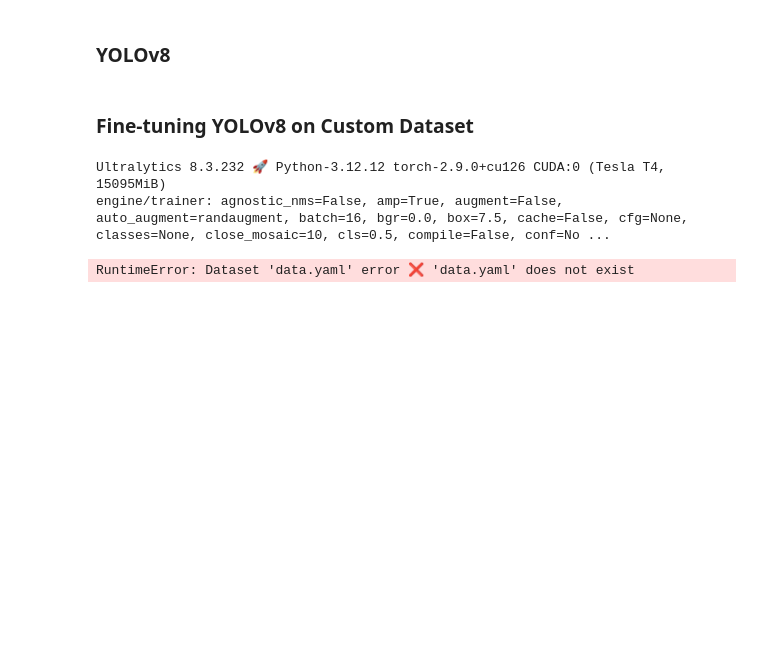
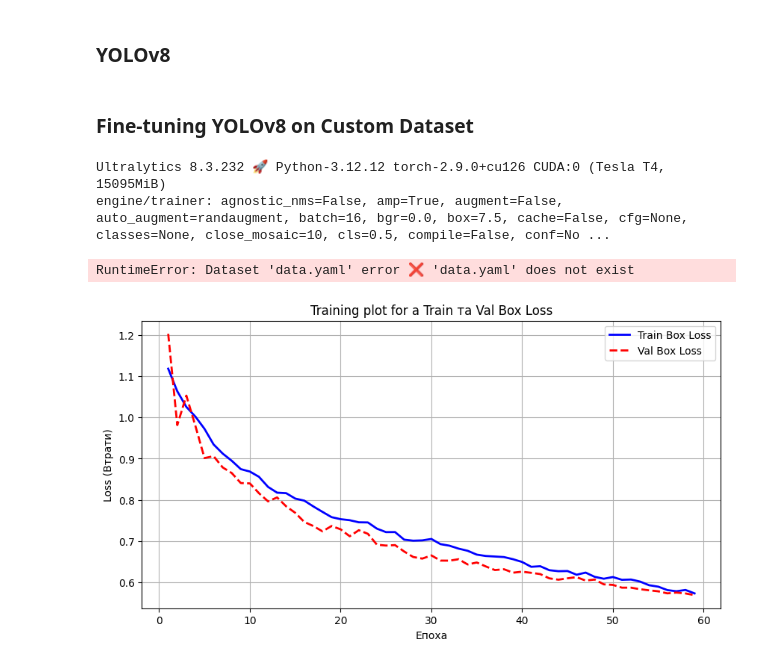
Before and after one commit to Dimus0/recognition-car-accident, a Jupyter notebook: model/model-training/fine-tun-yolo-model.ipynb, the cells around one changed output. Drawn from its saved outputs; the diff is of its cells as text; code cells hidden in the pictures; blank space fills up the shorter version.

```diff
--- a/model/model-training/fine-tun-yolo-model.ipynb
+++ b/model/model-training/fine-tun-yolo-model.ipynb
@@ -48,27 +48,29 @@ print(metrics)
 # %%
 import pandas as pd
 import matplotlib.pyplot as plt
 
 # Вкажіть шлях до вашого файлу results.csv
-csv_path = r'E:\personalproject\bachelor\model\runs\detect\yolov8-fine-tune\results.csv'
+csv_path = r'E:\personalproject\bachelor\model\plot-result\yolo\results.csv'
 df = pd.read_csv(csv_path)
 
 # YOLOv8 часто залишає пробіли в назвах колонок, тому їх треба прибрати
 df.columns = df.columns.str.strip()
 
 # Створюємо графік
 plt.figure(figsize=(10, 5))
 
 # Будуємо графіки втрат для Train та Val (наприклад, box_loss)
 plt.plot(df['epoch'], df['train/box_loss'], label='Train Box Loss', color='blue', linewidth=2)
 plt.plot(df['epoch'], df['val/box_loss'], label='Val Box Loss', color='red', linewidth=2, linestyle='--')
 
-plt.title('Порівняння Train та Val Box Loss')
+plt.title('Training plot for a Train та Val Box Loss')
 plt.xlabel('Епоха')
 plt.ylabel('Loss (Втрати)')
 plt.legend()
 plt.grid(True)
 
 # Зберігаємо або показуємо
 plt.savefig('combined_loss.png')
 plt.show()
+# %% [output]
+[figure, added]
```
Also changed, not shown: 11 other files.
